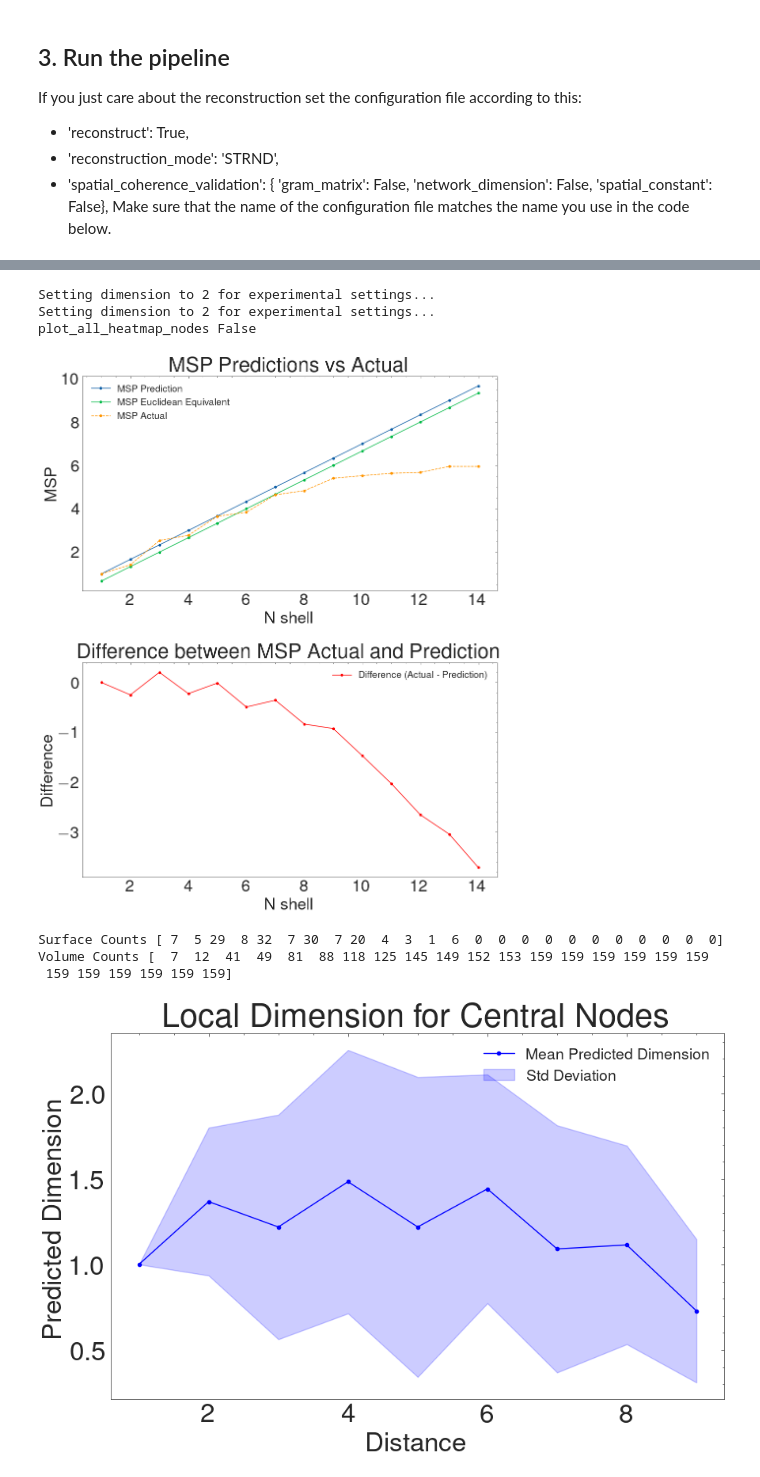
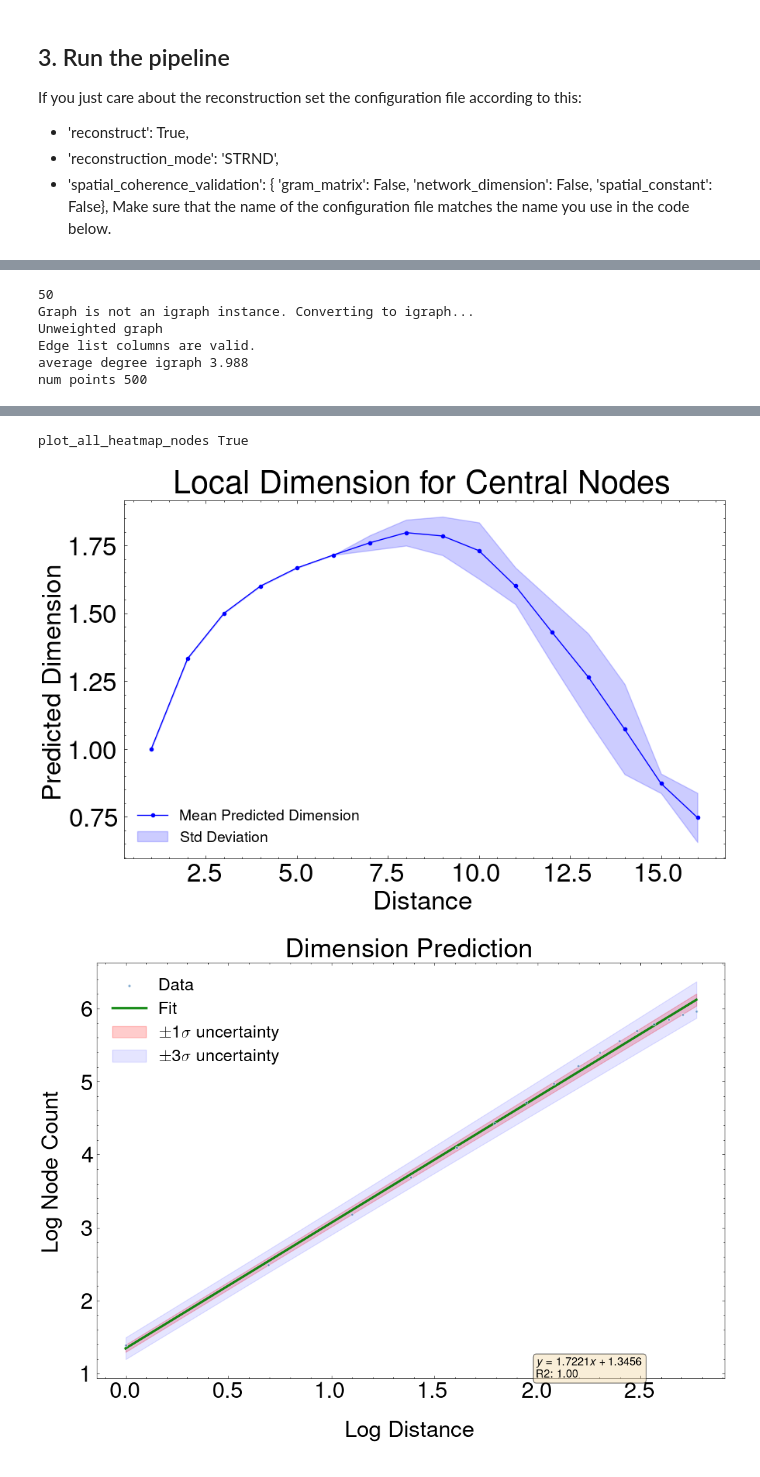
Before and after one commit to DavidFernandezBonet/Spatial_Constant_Analysis, a Jupyter notebook: network_spatial_coherence/tutorial_for_experimental_data.ipynb, the cells around one changed output, grey strips where cells are left out. Saved outputs shown, nothing was run; the diff lists cells and outputs as text; code cells hidden in the pictures.

```diff
--- a/network_spatial_coherence/tutorial_for_experimental_data.ipynb
+++ b/network_spatial_coherence/tutorial_for_experimental_data.ipynb
@@ -32,4 +33,7 @@ Requirement already satisfied: wrapt in /home/david/anaconda3/lib/python3.11/sit
 # %%
 from network_spatial_coherence import structure_and_args
 config_path = "my_config.py"  # make sure this is the name of your configuration file
-args = structure_and_args.GraphArgs(override_config_path=config_path, data=d)
+# This will create folders on the direcoty "data_dir".
+# Specify the path if you want a custom one, otherwise it wil be created in the code folder
+dire = "/home/david/PycharmProjects/test_exp/"
+args = structure_and_args.GraphArgs(override_config_path=config_path, data_dir=dire)
@@ -60,7 +68,7 @@ Make sure that the name of the configuration file matches the name you use in th
 from network_spatial_coherence import nsc_pipeline
 
 args.verbose = False
-graph = nsc_pipeline.load_and_initialize_graph(args=args)
+graph, args = nsc_pipeline.load_and_initialize_graph(args=args)
 single_graph_args = nsc_pipeline.run_pipeline(graph, args)
 nsc_pipeline.plot_profiling_results(single_graph_args)
 # %% [output]
@@ -83,0 +94,6 @@ Setting dimension to 2 for experimental settings...
+50
+Graph is not an igraph instance. Converting to igraph...
+Unweighted graph
+Edge list columns are valid.
+average degree igraph 3.988
+num points 500
@@ -85,8 +101,3 @@ Setting dimension to 2 for experimental settings...
-Setting dimension to 2 for experimental settings...
-Setting dimension to 2 for experimental settings...
-plot_all_heatmap_nodes False
+plot_all_heatmap_nodes True
-[figure, old version]
+[figure, new version]
-Surface Counts [ 7  5 29  8 32  7 30  7 20  4  3  1  6  0  0  0  0  0  0  0  0  0  0  0]
-Volume Counts [  7  12  41  49  81  88 118 125 145 149 152 153 159 159 159 159 159 159
- 159 159 159 159 159 159]
-[figure, old version]
+[figure, new version]
```
Also changed, not shown: parts of 4 cells of this notebook, 36 other files.
